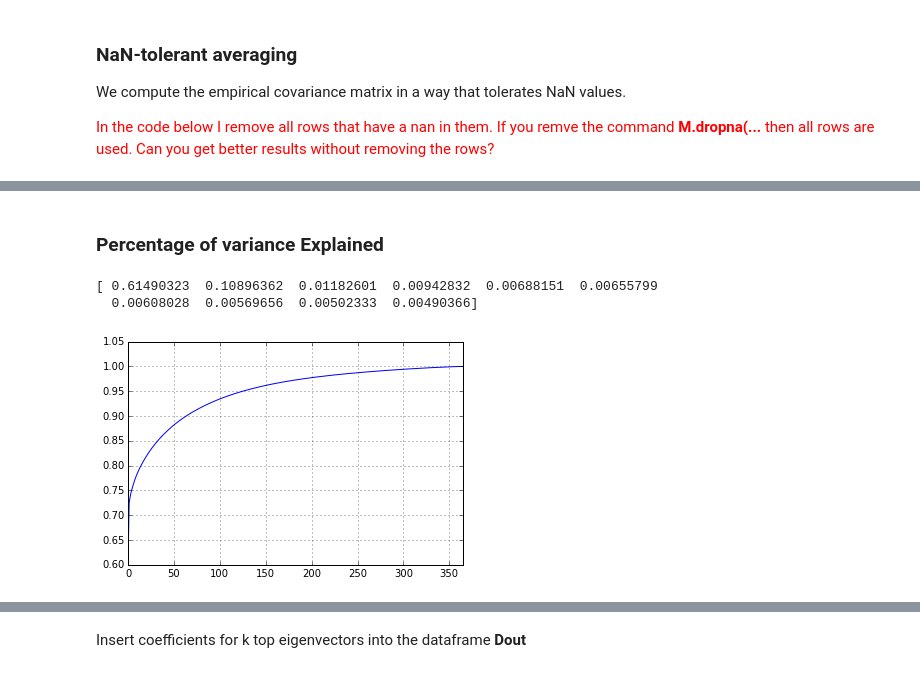
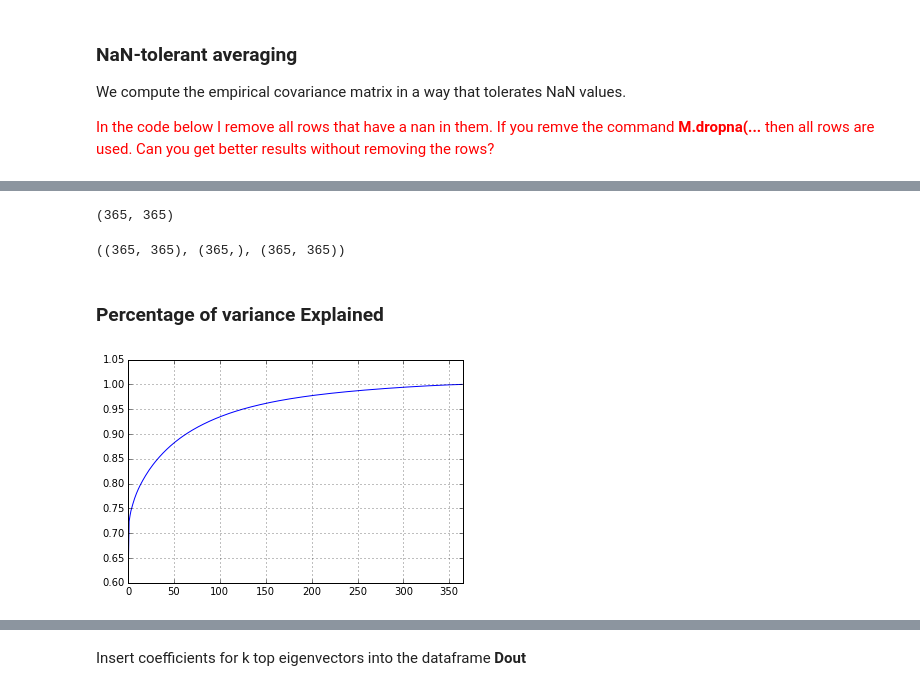
Before and after one commit to phesami/phesami, a Jupyter notebook: DSE200/day_3_models_and_learning/02_Weather Analysis.ipynb, the cells around one changed output, grey strips where cells are left out. Saved outputs shown, nothing was run; the diff lists cells and outputs as text; code cells hidden in the pictures.

```diff
--- a/DSE200/day_3_models_and_learning/02_Weather Analysis.ipynb
+++ b/DSE200/day_3_models_and_learning/02_Weather Analysis.ipynb
@@ -220,0 +215,4 @@ shape(pca.components_)
+# %%
+shape(cov)
+# %% [output]
+(365, 365)
@@ -221,15 +221,14 @@ shape(pca.components_)
+# %%
+shape(U),shape(D),shape(V)
+# %% [output]
+((365, 365), (365,), (365, 365))
 # %% [markdown]
 ### Percentage of variance Explained ###
-# %%
-cumulative_explained = cumsum(pca.explained_variance_ratio_)
-plot(cumulative_explained);
-xlim([0,365])
-grid()
-
-print pca.explained_variance_ratio_[:10]
-# %% [output]
-[ 0.61490323  0.10896362  0.01182601  0.00942832  0.00688151  0.00655799
-  0.00608028  0.00569656  0.00502333  0.00490366]
-[figure, removed]
+# %%
+plot(cumsum(D[:])/sum(D))
+xlim([0,365])
+grid()
+# %% [output]
+[figure, added]
 # %%
 k=6 # number of components to show.
```
Also changed, not shown: parts of 40 cells of this notebook, 10 other files.
